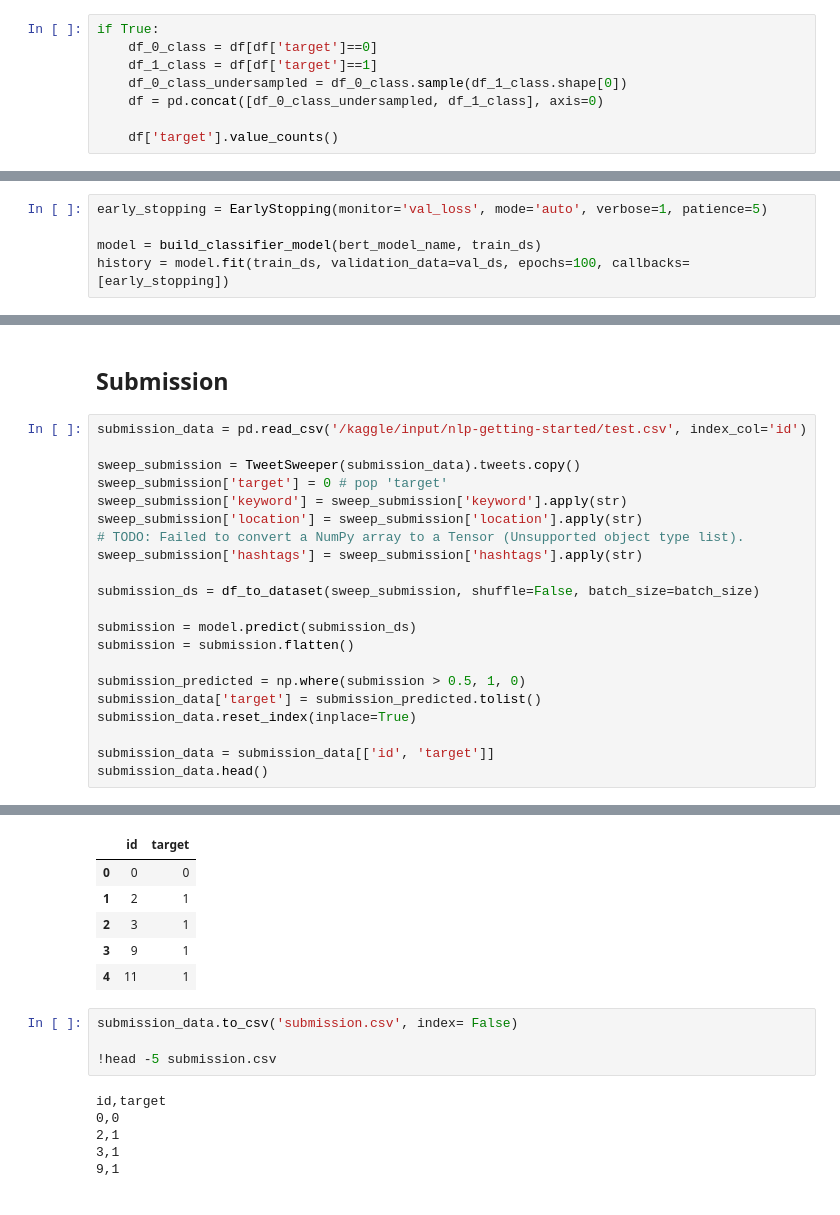
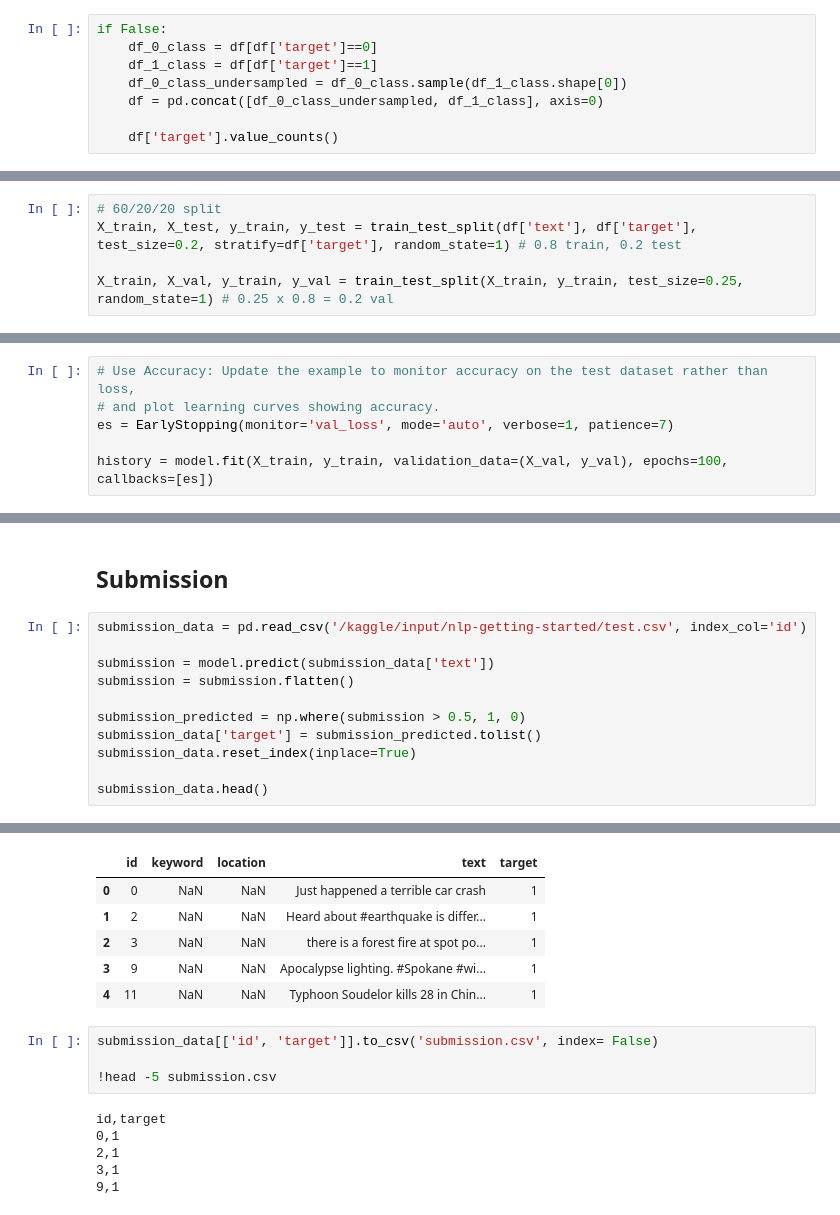
Before and after one commit to msusol/kaggle, a Jupyter notebook: notebooks/disaster-tweet-classification-tensorflow.ipynb, the cells around one changed output, grey strips where cells are left out. Saved outputs shown, nothing was run; the diff lists cells and outputs as text.

Commit message:
update model notebook

```diff
--- a/notebooks/disaster-tweet-classification-tensorflow.ipynb
+++ b/notebooks/disaster-tweet-classification-tensorflow.ipynb
@@ -83,7 +76,7 @@ Name: target, dtype: int64
 # %% [markdown]
 ### Optional undersampling step
 # %%
-if True:
+if False:
     df_0_class = df[df['target']==0]
     df_1_class = df[df['target']==1]
     df_0_class_undersampled = df_0_class.sample(df_1_class.shape[0])
@@ -555,2 +239,7 @@ tf.keras.utils.plot_model(model, show_shapes=True) #, rankdir="LR")
+# %%
+# 60/20/20 split
+X_train, X_test, y_train, y_test = train_test_split(df['text'], df['target'], test_size=0.2, stratify=df['target'], random_state=1) # 0.8 train, 0.2 test
+
+X_train, X_val, y_train, y_val = train_test_split(X_train, y_train, test_size=0.25, random_state=1) # 0.25 x 0.8 = 0.2 val
 # %% [markdown]
 ## Model Training
@@ -589,5 +245,0 @@ print(len(test_df), 'test examples')
-# %%
-early_stopping = EarlyStopping(monitor='val_loss', mode='auto', verbose=1, patience=5)
-
-model = build_classifier_model(bert_model_name, train_ds)
-history = model.fit(train_ds, validation_data=val_ds, epochs=100, callbacks=[early_stopping])
@@ -613,0 +246,6 @@ Accuracy: 0.765
+# %%
+# Use Accuracy: Update the example to monitor accuracy on the test dataset rather than loss,
+# and plot learning curves showing accuracy.
+es = EarlyStopping(monitor='val_loss', mode='auto', verbose=1, patience=7)
+
+history = model.fit(X_train, y_train, validation_data=(X_val, y_val), epochs=100, callbacks=[es])
@@ -673,22 +329,12 @@ f1: 71.8%
 # %%
 submission_data = pd.read_csv('/kaggle/input/nlp-getting-started/test.csv', index_col='id')
 
-sweep_submission = TweetSweeper(submission_data).tweets.copy()
-sweep_submission['target'] = 0 # pop 'target'
-sweep_submission['keyword'] = sweep_submission['keyword'].apply(str)
-sweep_submission['location'] = sweep_submission['location'].apply(str)
-# TODO: Failed to convert a NumPy array to a Tensor (Unsupported object type list).
-sweep_submission['hashtags'] = sweep_submission['hashtags'].apply(str)
-
-submission_ds = df_to_dataset(sweep_submission, shuffle=False, batch_size=batch_size)
-
-submission = model.predict(submission_ds)
+submission = model.predict(submission_data['text'])
 submission = submission.flatten()
 
 submission_predicted = np.where(submission > 0.5, 1, 0)
 submission_data['target'] = submission_predicted.tolist()
 submission_data.reset_index(inplace=True)
 
-submission_data = submission_data[['id', 'target']]
 submission_data.head()
 # %% [output]
@@ -696,16 +342,16 @@ submission_data.head()
-|  | id | target |
-| 0 | 0 | 0 |
-| 1 | 2 | 1 |
-| 2 | 3 | 1 |
-| 3 | 9 | 1 |
-| 4 | 11 | 1 |
+|  | id | keyword | location | text | target |
+| 0 | 0 | NaN | NaN | Just happened a terrible car crash | 1 |
+| 1 | 2 | NaN | NaN | Heard about #earthquake is differ... | 1 |
+| 2 | 3 | NaN | NaN | there is a forest fire at spot po... | 1 |
+| 3 | 9 | NaN | NaN | Apocalypse lighting. #Spokane #wi... | 1 |
+| 4 | 11 | NaN | NaN | Typhoon Soudelor kills 28 in Chin... | 1 |
 # %%
-submission_data.to_csv('submission.csv', index= False)
+submission_data[['id', 'target']].to_csv('submission.csv', index= False)
 
 !head -5 submission.csv
 # %% [output]
 id,target
-0,0
+0,1
 2,1
 3,1
 9,1
```
Also changed, not shown: parts of 35 cells of this notebook, 1 other file.
